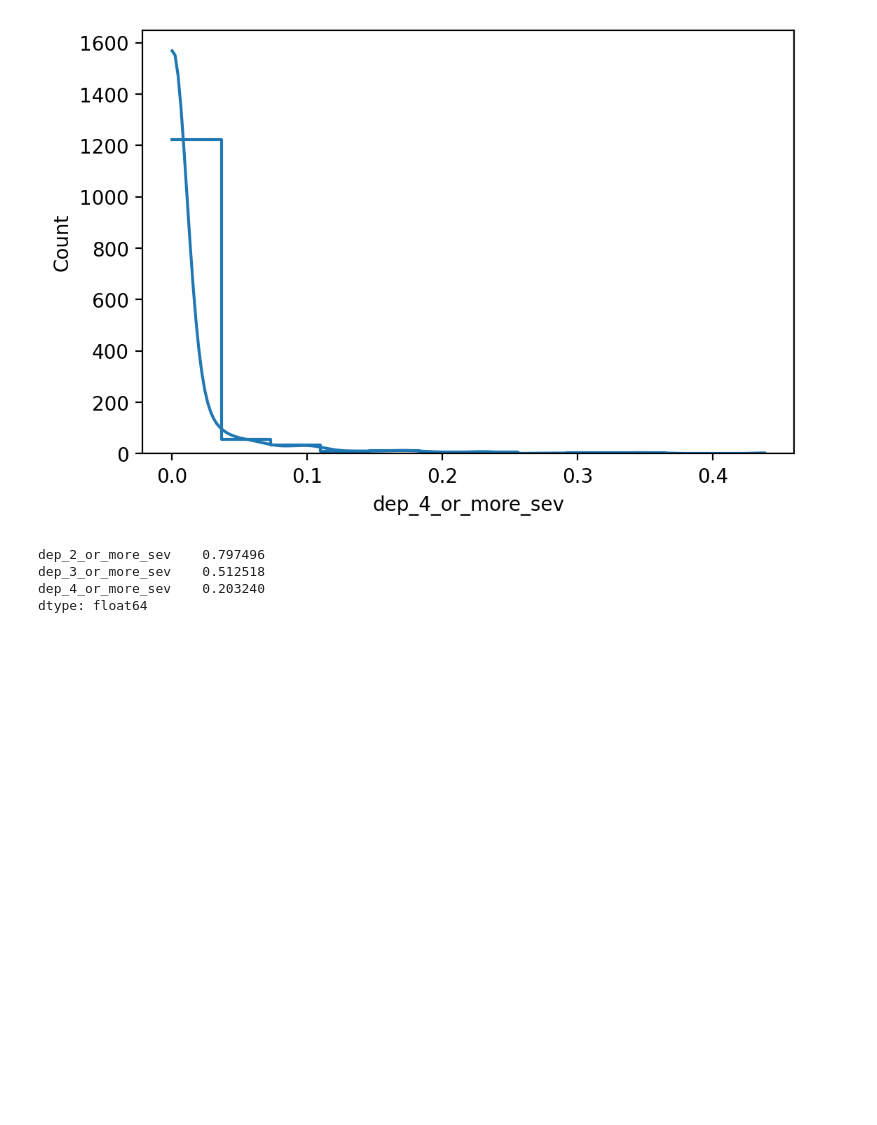
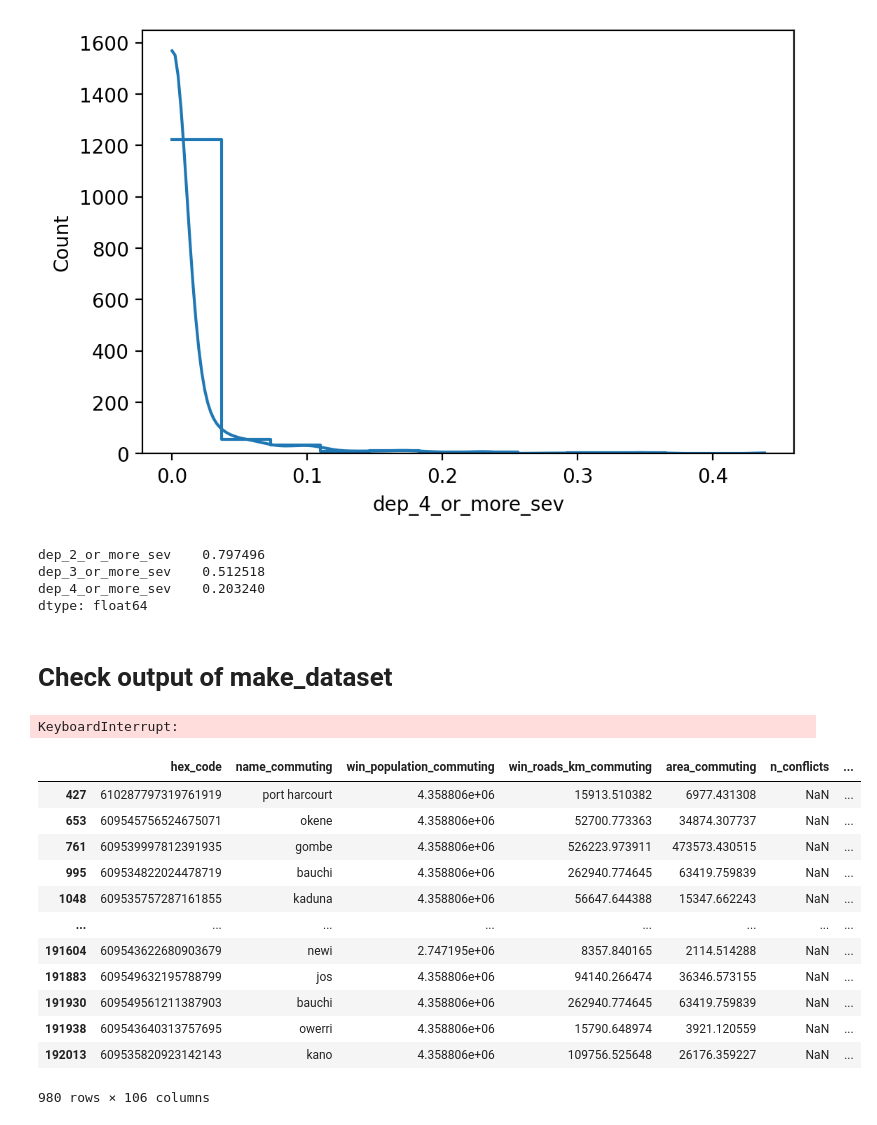
Before and after one commit to DSSGxUK/s22_savethechildren, a Jupyter notebook: notebooks/data_cleaning_v2.ipynb, the cells around one changed output. Drawn from its saved outputs; the diff is of its cells as text; code cells hidden in the pictures; blank space fills up the shorter version.

Commit message:
data pipeline running to completion + model training integration

```diff
--- a/notebooks/data_cleaning_v2.ipynb
+++ b/notebooks/data_cleaning_v2.ipynb
@@ -715,3 +734,5 @@ dep_2_or_more_sev    0.797496
 dep_3_or_more_sev    0.512518
 dep_4_or_more_sev    0.203240
 dtype: float64
+# %% [markdown]
+# Check output of make_dataset
@@ -717,0 +752,24 @@ dtype: float64
+# %%
+# new_hex_nbrs_at_k(nga_hex[0],nga_hex,2)
+ctry.hex_code.swifter.apply(lambda hex: new_hex_nbrs_at_k(hex,nga_hex,2))
+# %% [output]
+KeyboardInterrupt:
+# %%
+int_dir = Path("../data/interim/")
+df = pd.read_csv(int_dir / 'hexes_nigeria_res7_thres30.csv')
+# %%
+df.dropna(subset=['deprived_sev'])
+# %% [output]
+|  | hex_code | name_commuting | win_population_commuting | win_roads_km_commuting | area_commuting | n_conflicts | ... |
+| 427 | 610287797319761919 | port harcourt | 4.358806e+06 | 15913.510382 | 6977.431308 | NaN | ... |
+| 653 | 609545756524675071 | okene | 4.358806e+06 | 52700.773363 | 34874.307737 | NaN | ... |
+| 761 | 609539997812391935 | gombe | 4.358806e+06 | 526223.973911 | 473573.430515 | NaN | ... |
+| 995 | 609534822024478719 | bauchi | 4.358806e+06 | 262940.774645 | 63419.759839 | NaN | ... |
+| 1048 | 609535757287161855 | kaduna | 4.358806e+06 | 56647.644388 | 15347.662243 | NaN | ... |
+| ... | ... | ... | ... | ... | ... | ... | ... |
+| 191604 | 609543622680903679 | newi | 2.747195e+06 | 8357.840165 | 2114.514288 | NaN | ... |
+| 191883 | 609549632195788799 | jos | 4.358806e+06 | 94140.266474 | 36346.573155 | NaN | ... |
+| 191930 | 609549561211387903 | bauchi | 4.358806e+06 | 262940.774645 | 63419.759839 | NaN | ... |
+| 191938 | 609543640313757695 | owerri | 4.358806e+06 | 15790.648974 | 3921.120559 | NaN | ... |
+| 192013 | 609535820923142143 | kano | 4.358806e+06 | 109756.525648 | 26176.359227 | NaN | ... |
+980 rows × 106 columns
```
Also changed, not shown: parts of 11 cells of this notebook, 5 other files.
